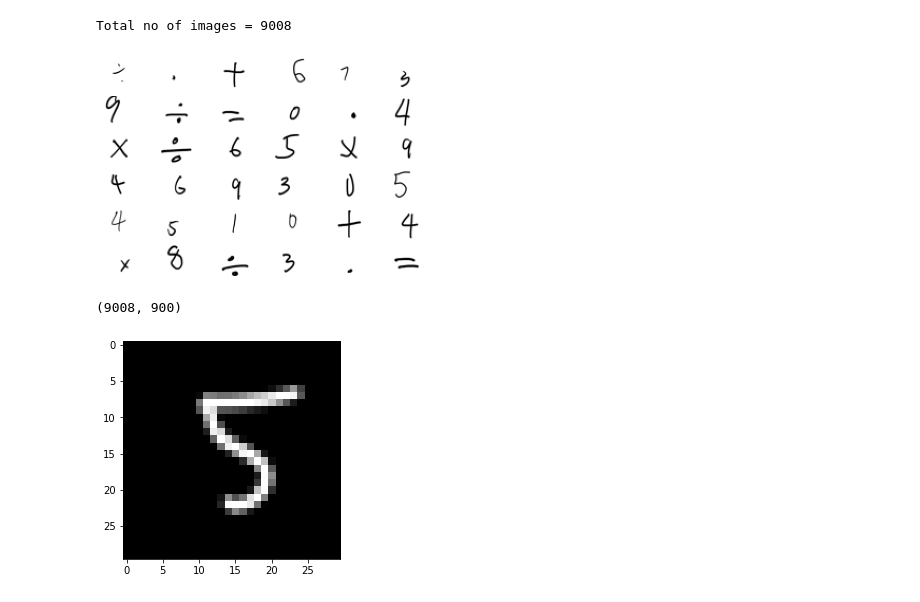
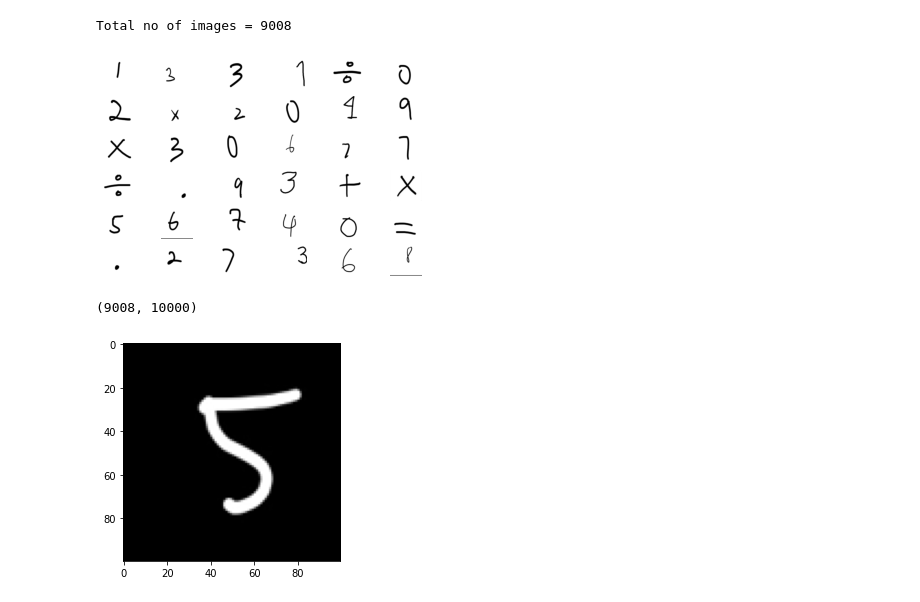
Before and after one commit to BrunosBastos/TAAProject1, a Jupyter notebook: ml.ipynb, the cells around one changed output. Cells and saved outputs as stored; diff of their text form; code cells hidden in the pictures.

```diff
--- a/ml.ipynb
+++ b/ml.ipynb
@@ -3,6 +3,14 @@
 # %% [markdown]
 ## Split data
 # %%
+import itertools
+import tensorflow as tf
+
+from tensorflow import keras
+from tensorflow.keras import layers
+from tensorflow.keras.models import Sequential
+from sklearn.metrics import confusion_matrix
+
 #Import relevant libraries
 import numpy as np
 import pandas as pd
@@ -30,8 +38,8 @@ images = []
 labels = []
 classes = set()
 
-image_width = 30
-image_height = 30
+image_width = 100
+image_height = 100
 
 for filename in data_dir.glob('*/*.*'):
     class_name = str(filename).split("/")[1]
@@ -50,13 +58,13 @@ Total no of images = 9008
 # %%
 import random
 
 for i,j in enumerate(random.sample(range(len(images)), 36)):
     ax = plt.subplot(6, 6, i + 1)
-    plt.imshow(images[j].reshape(30,30,), cmap='gray')
+    plt.imshow(images[j].reshape(image_width,image_height,), cmap='gray')
     #plt.title(classes[labels[j]])
     plt.axis("off")
 # %% [output]
-[figure, old version]
+[figure, new version]
 # %%
 dataX = np.array(images).reshape((len(images), images[0].shape[0]))
 
@@ -70,8 +78,8 @@ plt.imshow(dataX[0].reshape(image_width, image_height), cmap="gray")
 dataY = np.array(labels).reshape((len(labels),1))
 print(dataX.shape)
 # %% [output]
-(9008, 900)
+(9008, 10000)
-[figure, old version]
+[figure, new version]
 # %%
 train_ratio = 0.60
 validation_ratio = 0.20
```
Also changed, not shown: parts of 6 cells of this notebook.
